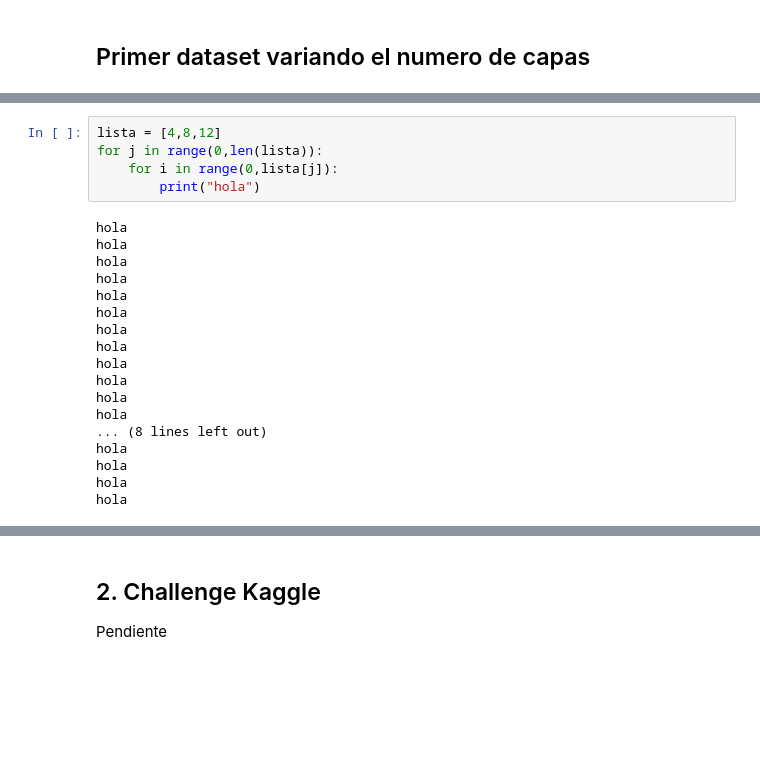
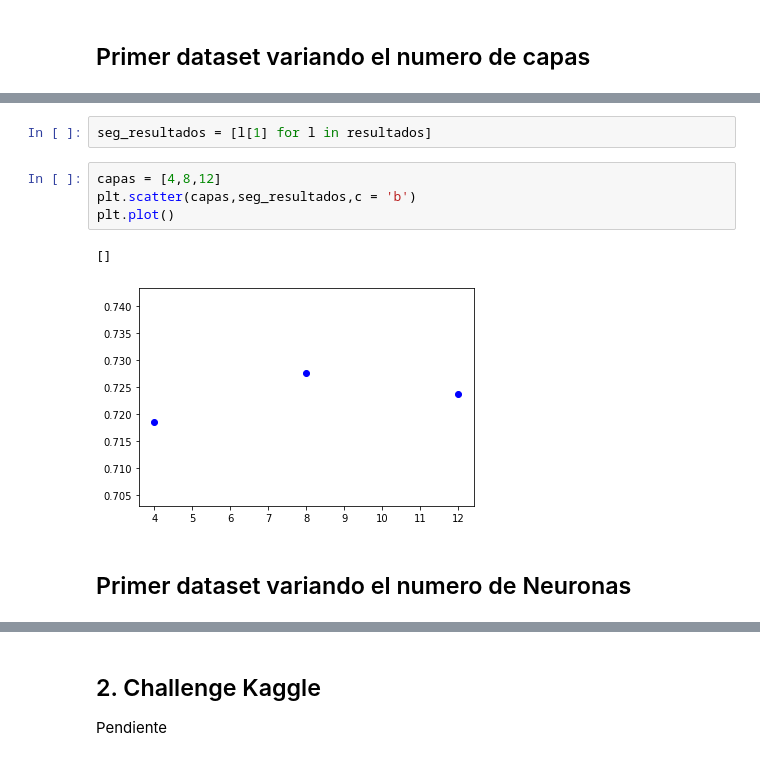
Before and after one commit to jpcastillog/Taller1-ANN, a Jupyter notebook: Taller1.ipynb, the cells around one changed output, grey strips where cells are left out. Saved outputs shown, nothing was run; the diff lists cells and outputs as text; blank space fills up the shorter version.

Commit message:
termino del dataset 1

```diff
--- a/Taller1.ipynb
+++ b/Taller1.ipynb
@@ -347,23 +351,11 @@ tabla
-# %%
-lista = [4,8,12]
-for j in range(0,len(lista)):
-    for i in range(0,lista[j]):
-        print("hola")
-# %% [output]
-hola
-hola
-hola
-hola
-hola
-hola
-hola
-hola
-hola
-hola
-hola
-hola
-... (8 lines left out)
-hola
-hola
-hola
-hola
+# %%
+seg_resultados = [l[1] for l in resultados]
+# %%
+capas = [4,8,12]
+plt.scatter(capas,seg_resultados,c = 'b')
+plt.plot()
+# %% [output]
+[]
+[figure, added]
+# %% [markdown]
+## Primer dataset variando el numero de Neuronas
```
Also changed, not shown: parts of 12 cells of this notebook.
